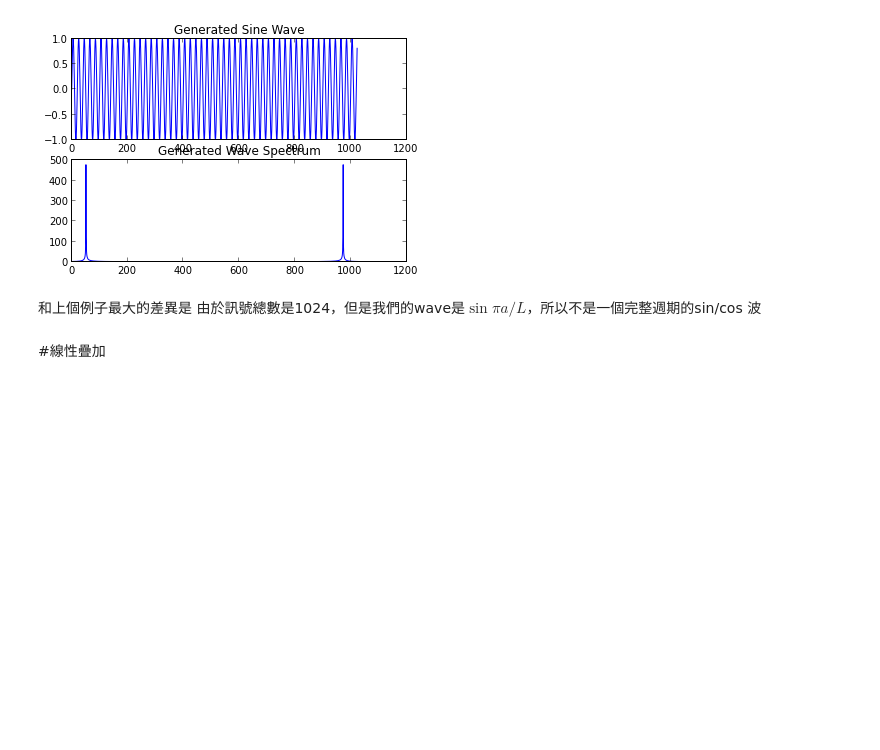
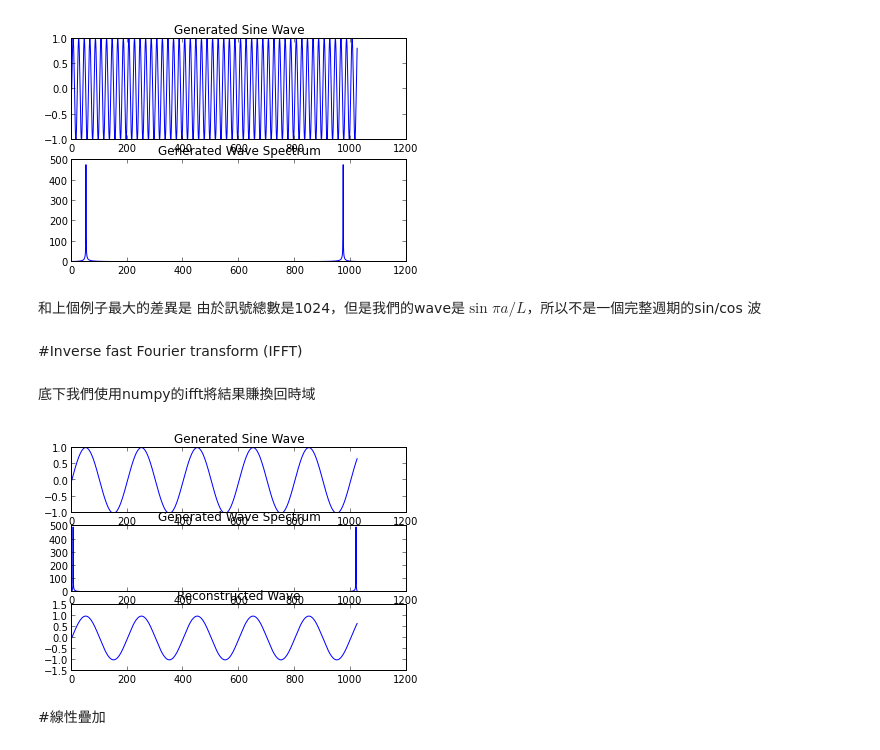
Before and after one commit to minhung/AppMathMethod, a Jupyter notebook: Signal_Analysis.ipynb, the cells around one changed output. Drawn from its saved outputs; the diff is of its cells as text; code cells hidden in the pictures; blank space fills up the shorter version.

```diff
--- a/Signal_Analysis.ipynb
+++ b/Signal_Analysis.ipynb
@@ -64,6 +64,30 @@ Peak Value [  25.66200941 -34.47738404j   46.98462019 -63.84122119j
 [figure]
 # %% [markdown]
 和上個例子最大的差異是 由於訊號總數是1024，但是我們的wave是$\sin{\pi a/L}$，所以不是一個完整週期的sin/cos 波
+# %% [markdown]
+#Inverse fast Fourier transform (IFFT)
+# %% [markdown]
+底下我們使用numpy的ifft將結果賺換回時域
+# %%
+L = 100
+mySampleData = [np.sin(np.pi*a/L) for a in range(0, 1024)]
+#myFreqRes = abs(scipy.fft(mySampleData))
+myFreqRes = np.fft.fft(mySampleData)
+
+plt.subplot(3, 1, 1)
+plt.plot(mySampleData)
+plt.title("Generated Sine Wave")
+
+plt.subplot(3, 1, 2)
+plt.plot(abs(myFreqRes))
+plt.title("Generated Wave Spectrum")
+
+plt.subplot(3, 1, 3)
+plt.plot(np.fft.ifft(myFreqRes))
+plt.title("Reconstructed Wave")
+plt.show()
+# %% [output]
+[figure, added]
 # %% [markdown]
 #線性疊加
 # %%
```
Also changed, not shown: parts of 11 cells of this notebook.
